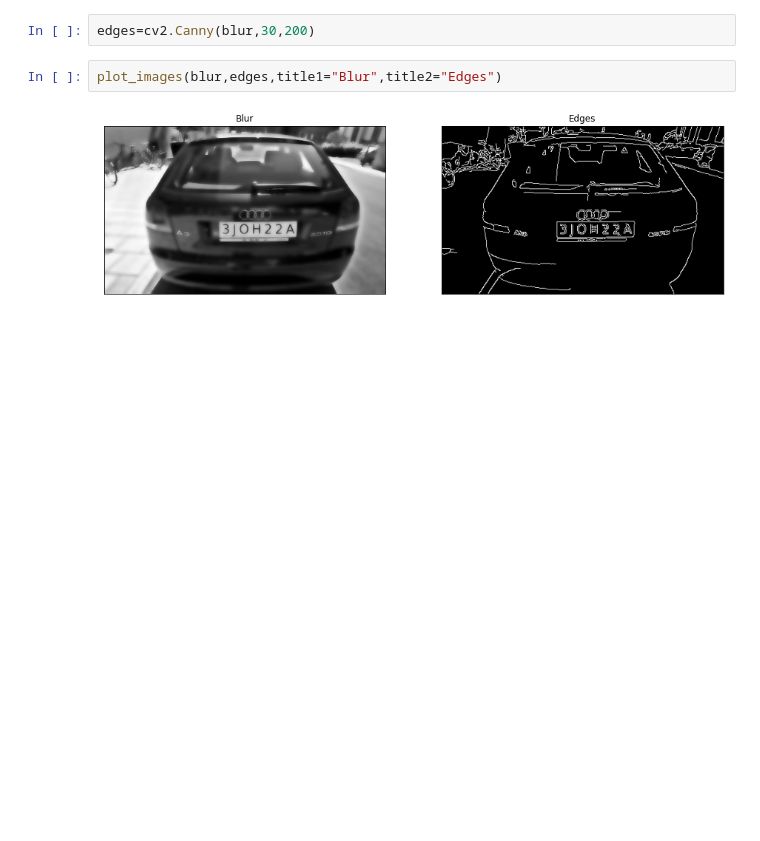
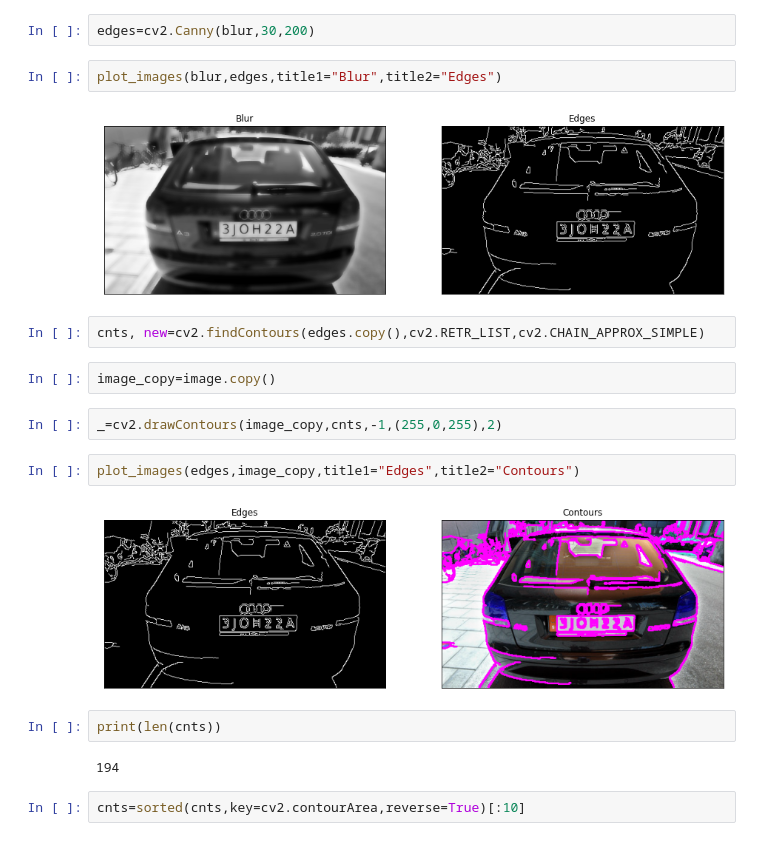
Before and after one commit to JoshuaGodinho/OpenCV-Implementation, a Jupyter notebook: automatic_number_localization.ipynb, the cells around one changed output. Drawn from its saved outputs; the diff is of its cells as text; blank space fills up the shorter version.

```diff
--- a/automatic_number_localization.ipynb
+++ b/automatic_number_localization.ipynb
@@ -41,3 +41,19 @@ edges=cv2.Canny(blur,30,200)
 plot_images(blur,edges,title1="Blur",title2="Edges")
 # %% [output]
 [figure]
+# %%
+cnts, new=cv2.findContours(edges.copy(),cv2.RETR_LIST,cv2.CHAIN_APPROX_SIMPLE)
+# %%
+image_copy=image.copy()
+# %%
+_=cv2.drawContours(image_copy,cnts,-1,(255,0,255),2)
+# %%
+plot_images(edges,image_copy,title1="Edges",title2="Contours")
+# %% [output]
+[figure, added]
+# %%
+print(len(cnts))
+# %% [output]
+194
+# %%
+cnts=sorted(cnts,key=cv2.contourArea,reverse=True)[:10]
```
Also changed, not shown: parts of 5 cells of this notebook, 1 other file.
